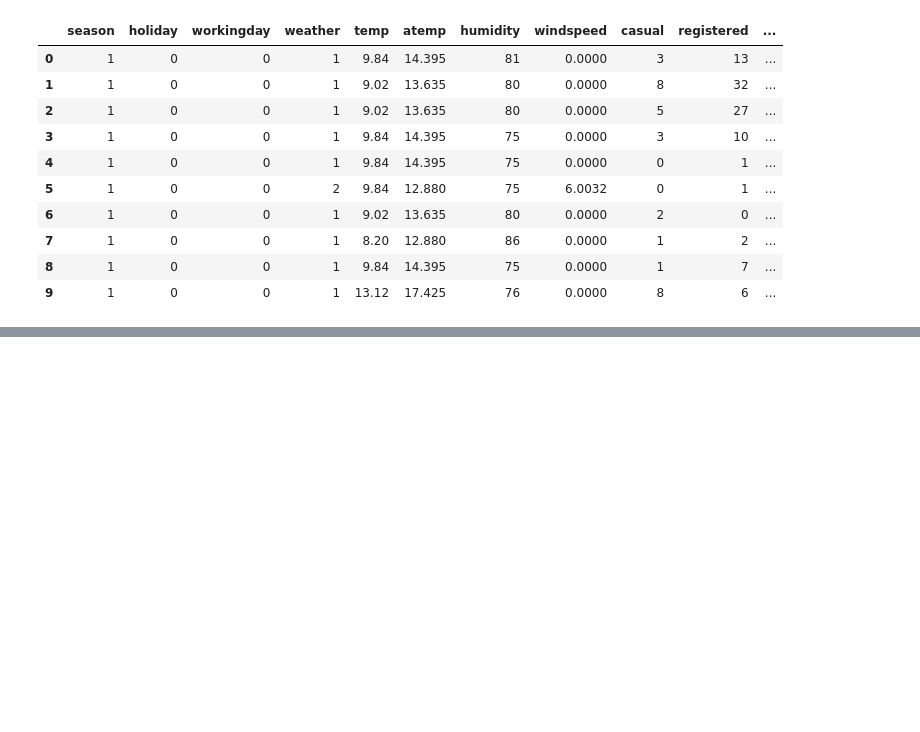
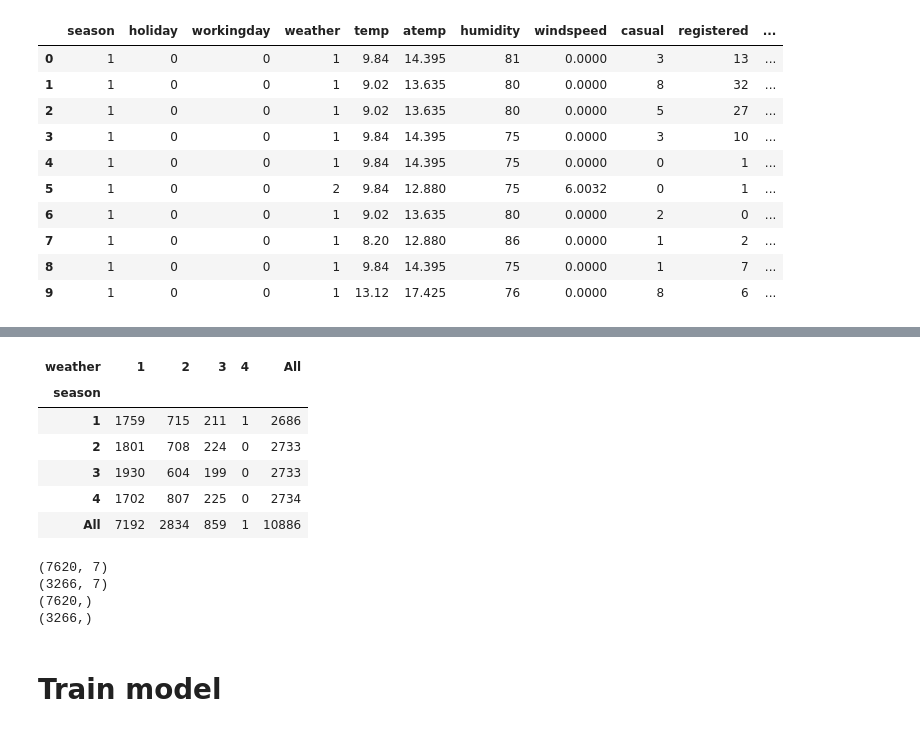
Before and after one commit to davione112/dav112, a Jupyter notebook: BikeSD.ipynb, the cells around one changed output, grey strips where cells are left out. Saved outputs shown, nothing was run; the diff lists cells and outputs as text; code cells hidden in the pictures; blank space fills up the shorter version.

```diff
--- a/BikeSD.ipynb
+++ b/BikeSD.ipynb
@@ -64,0 +119,10 @@ new_dataset.head(10)
+# %%
+pd.crosstab(index=new_dataset['season'],columns=new_dataset['weather'],margins=True)
+# %% [output]
+| weather | 1 | 2 | 3 | 4 | All |
+| season |  |  |  |  |  |
+| 1 | 1759 | 715 | 211 | 1 | 2686 |
+| 2 | 1801 | 708 | 224 | 0 | 2733 |
+| 3 | 1930 | 604 | 199 | 0 | 2733 |
+| 4 | 1702 | 807 | 225 | 0 | 2734 |
+| All | 7192 | 2834 | 859 | 1 | 10886 |
@@ -64,0 +134,14 @@ new_dataset.head(10)
+# %%
+from sklearn.model_selection import train_test_split
+X_train, X_test, Y_train, Y_test = train_test_split( X, Y, train_size = 0.7, random_state = 0)
+print(X_train.shape)
+print(X_test.shape)
+print(Y_train.shape)
+print(Y_test.shape)
+# %% [output]
+(7620, 7)
+(3266, 7)
+(7620,)
+(3266,)
+# %% [markdown]
+# Train model
```
Also changed, not shown: parts of 8 cells of this notebook.
